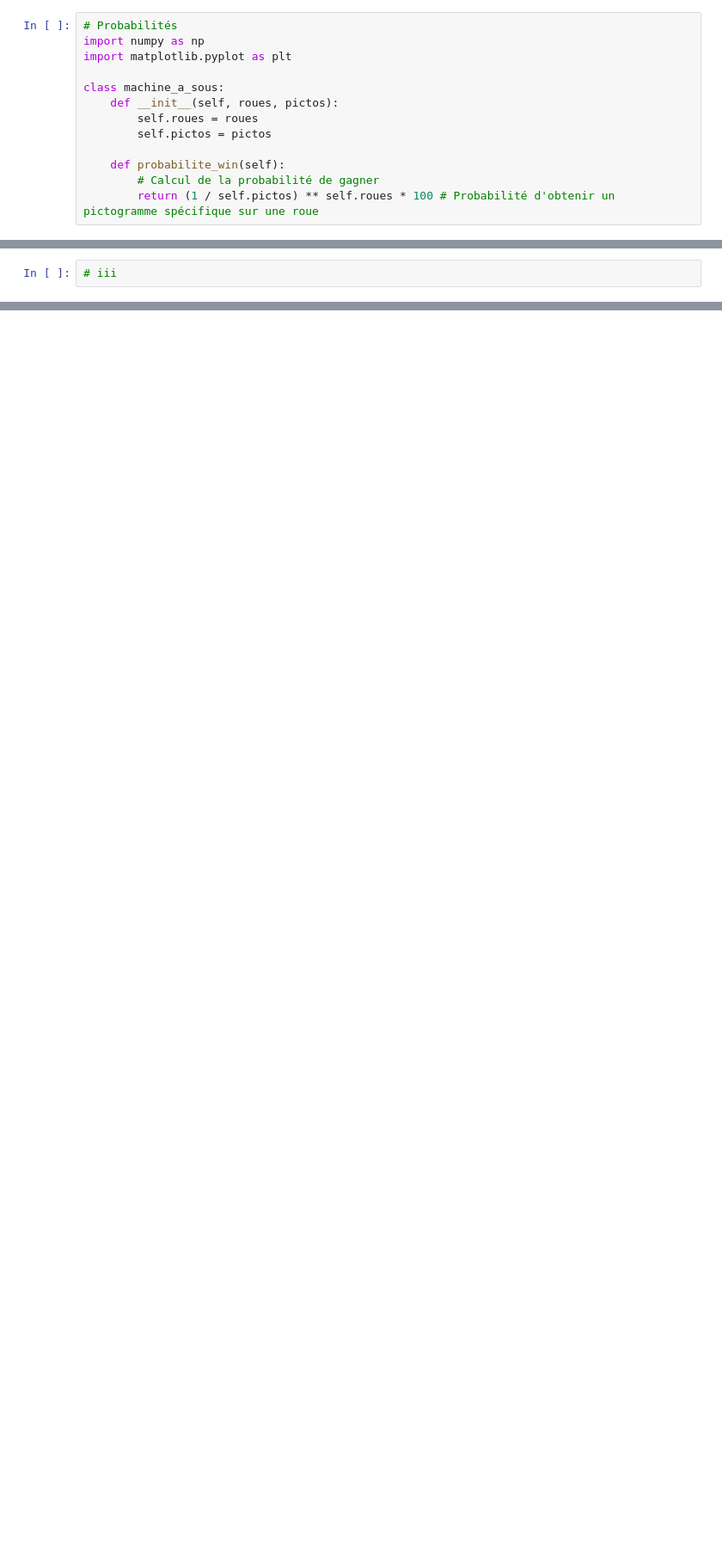
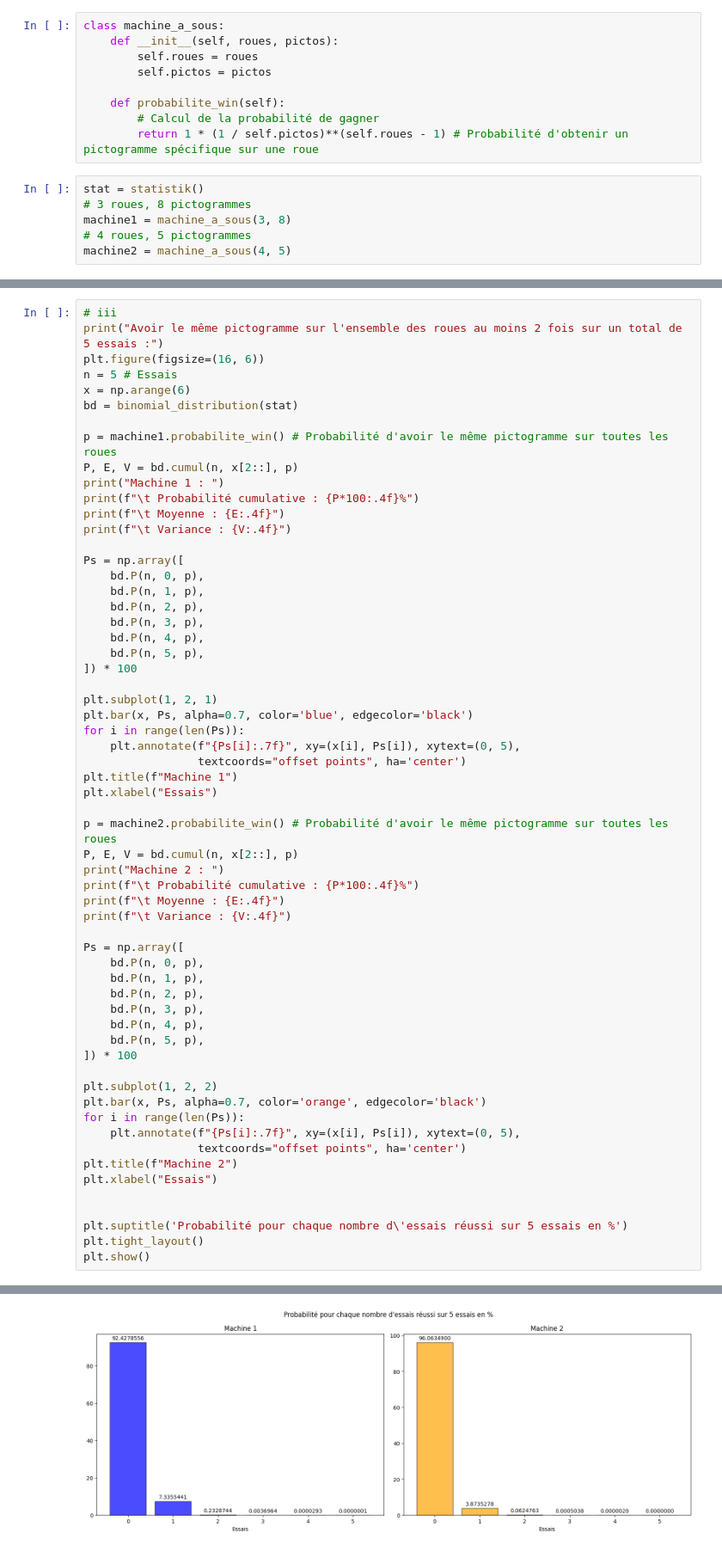
Before and after one commit to Bobelbo/s5app5, a Jupyter notebook: problematique1.ipynb, the cells around one changed output, grey strips where cells are left out. Shown at 86% size. Cells and saved outputs as stored; diff of their text form; blank space fills up the shorter version.

```diff
--- a/problematique1.ipynb
+++ b/problematique1.ipynb
@@ -1,8 +108,4 @@
 # %%
-# Probabilités
-import numpy as np
-import matplotlib.pyplot as plt
-
 class machine_a_sous:
     def __init__(self, roues, pictos):
         self.roues = roues
@@ -10,6 +113,12 @@ class machine_a_sous:
 
     def probabilite_win(self):
         # Calcul de la probabilité de gagner
-        return (1 / self.pictos) ** self.roues * 100 # Probabilité d'obtenir un pictogramme spécifique sur une roue
+        return 1 * (1 / self.pictos)**(self.roues - 1) # Probabilité d'obtenir un pictogramme spécifique sur une roue
+# %%
+stat = statistik()
+# 3 roues, 8 pictogrammes
+machine1 = machine_a_sous(3, 8)
+# 4 roues, 5 pictogrammes
+machine2 = machine_a_sous(4, 5)
 # %%
 # i
@@ -25,2 +138,61 @@ Probabilité de gagner à la machine 2 (4 roues, 5 pictogrammes): 0.160%
 # %%
 # iii
+print("Avoir le même pictogramme sur l'ensemble des roues au moins 2 fois sur un total de 5 essais :")
+plt.figure(figsize=(16, 6))
+n = 5 # Essais
+x = np.arange(6)
+bd = binomial_distribution(stat)
+
+p = machine1.probabilite_win() # Probabilité d'avoir le même pictogramme sur toutes les roues
+P, E, V = bd.cumul(n, x[2::], p)
+print("Machine 1 : ")
+print(f"\t Probabilité cumulative : {P*100:.4f}%")
+print(f"\t Moyenne : {E:.4f}")
+print(f"\t Variance : {V:.4f}")
+
+Ps = np.array([
+    bd.P(n, 0, p),
+    bd.P(n, 1, p),
+    bd.P(n, 2, p),
+    bd.P(n, 3, p),
+    bd.P(n, 4, p),
+    bd.P(n, 5, p),
+]) * 100
+
+plt.subplot(1, 2, 1)
+plt.bar(x, Ps, alpha=0.7, color='blue', edgecolor='black')
+for i in range(len(Ps)):
+    plt.annotate(f"{Ps[i]:.7f}", xy=(x[i], Ps[i]), xytext=(0, 5),
+                 textcoords="offset points", ha='center')
+plt.title(f"Machine 1")
+plt.xlabel("Essais")
+
+p = machine2.probabilite_win() # Probabilité d'avoir le même pictogramme sur toutes les roues
+P, E, V = bd.cumul(n, x[2::], p)
+print("Machine 2 : ")
+print(f"\t Probabilité cumulative : {P*100:.4f}%")
+print(f"\t Moyenne : {E:.4f}")
+print(f"\t Variance : {V:.4f}")
+
+Ps = np.array([
+    bd.P(n, 0, p),
+    bd.P(n, 1, p),
+    bd.P(n, 2, p),
+    bd.P(n, 3, p),
+    bd.P(n, 4, p),
+    bd.P(n, 5, p),
+]) * 100
+
+plt.subplot(1, 2, 2)
+plt.bar(x, Ps, alpha=0.7, color='orange', edgecolor='black')
+for i in range(len(Ps)):
+    plt.annotate(f"{Ps[i]:.7f}", xy=(x[i], Ps[i]), xytext=(0, 5),
+                 textcoords="offset points", ha='center')
+plt.title(f"Machine 2")
+plt.xlabel("Essais")
+
+
+plt.suptitle('Probabilité pour chaque nombre d\'essais réussi sur 5 essais en %')
+plt.tight_layout()
+plt.show()
+# %% [output]
@@ -26,0 +208 @@ Probabilité de gagner à la machine 2 (4 roues, 5 pictogrammes): 0.160%
+[figure, added]
```
Also changed, not shown: parts of 8 cells of this notebook.
